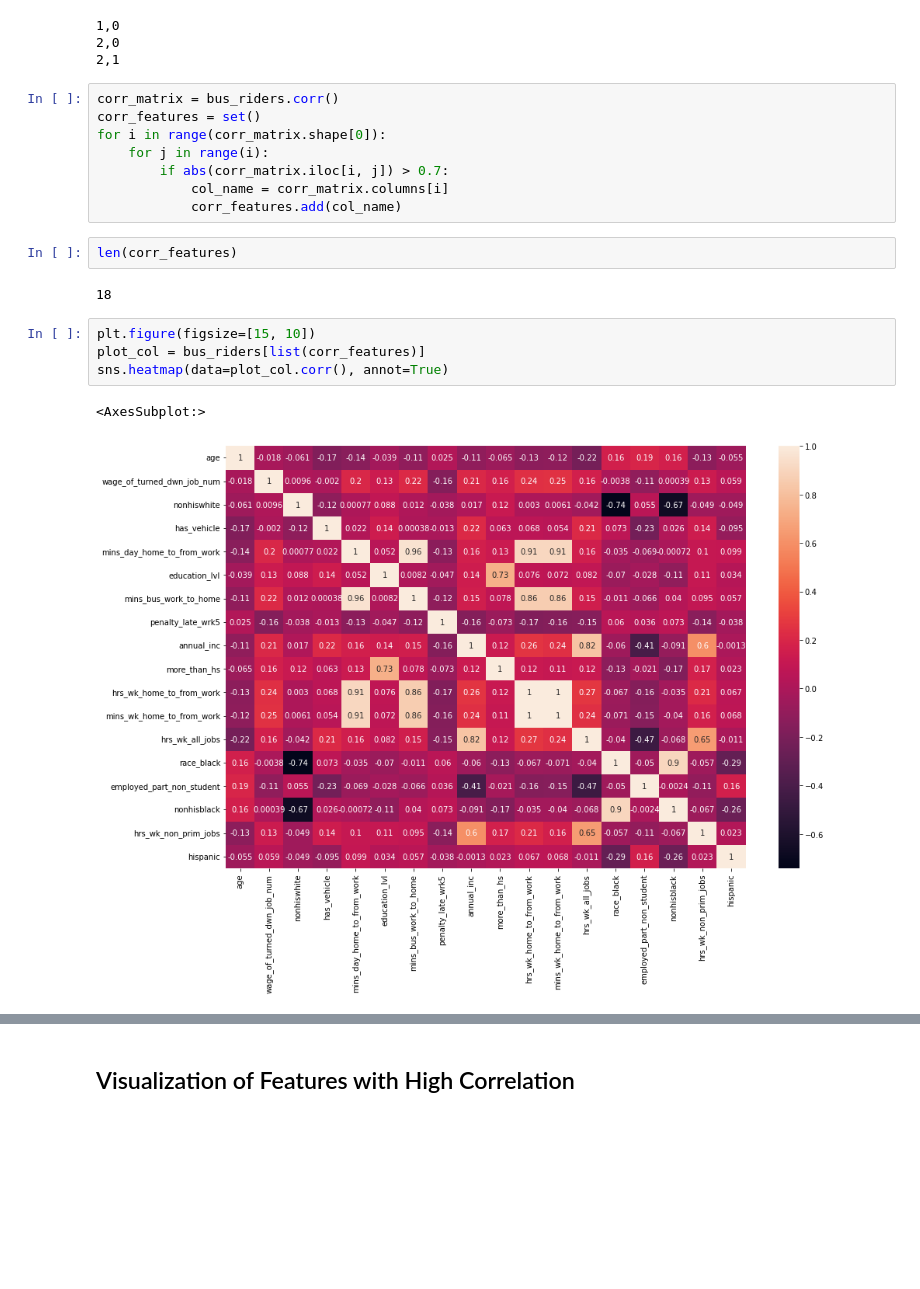
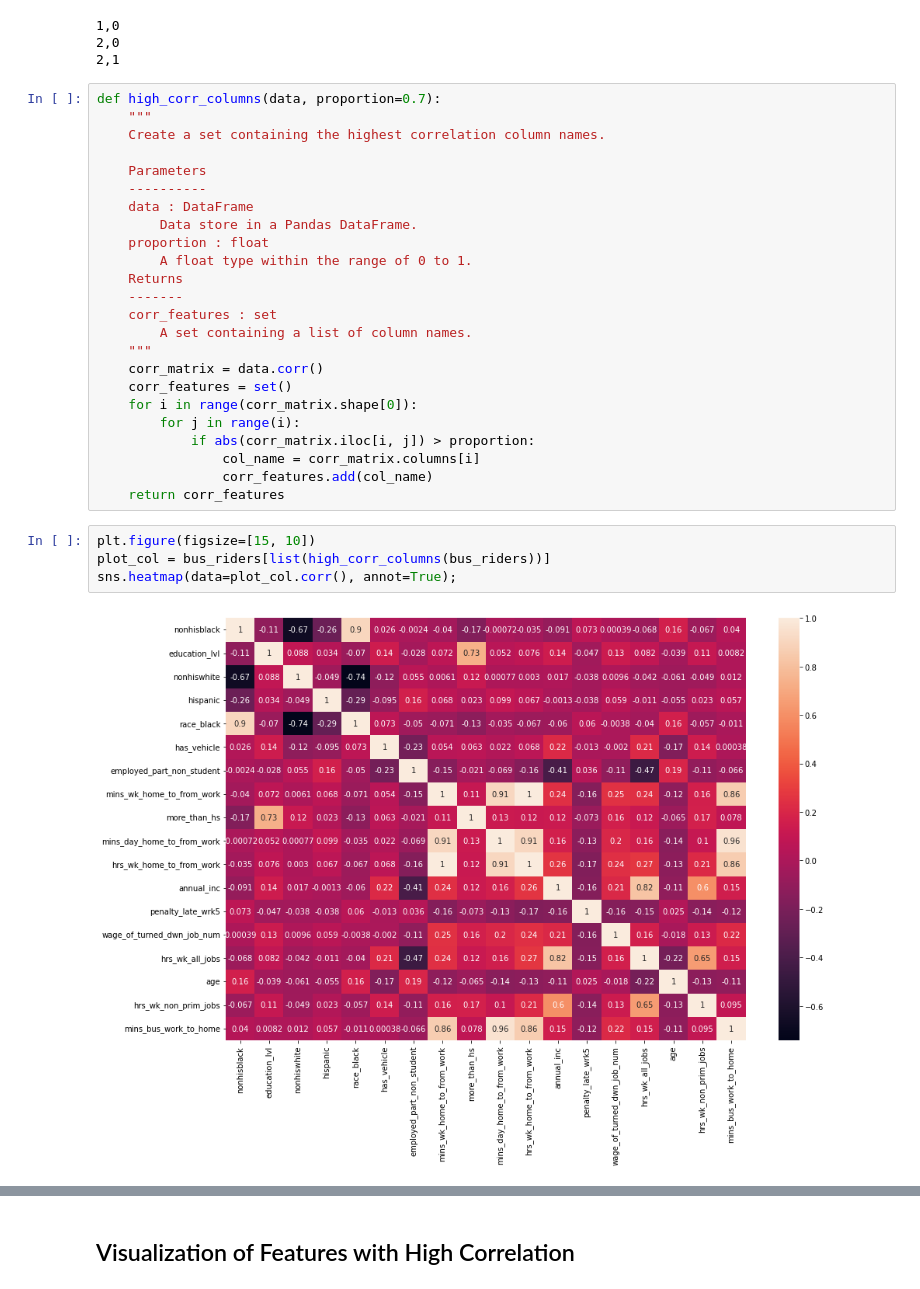
Before and after one commit to OmdenaAI/north-carolina-chapter-bus-drivers, a Jupyter notebook: src/tasks/task-1-visualize-bus-riders-data/Initial EDA.ipynb, the cells around one changed output, grey strips where cells are left out. Saved outputs shown, nothing was run; the diff lists cells and outputs as text; blank space fills up the shorter version.

```diff
--- a/src/tasks/task-1-visualize-bus-riders-data/Initial EDA.ipynb
+++ b/src/tasks/task-1-visualize-bus-riders-data/Initial EDA.ipynb
@@ -127,22 +227,33 @@ for i in range(3):
 1,0
 2,0
 2,1
-# %%
-corr_matrix = bus_riders.corr()
-corr_features = set()
-for i in range(corr_matrix.shape[0]):
-    for j in range(i):
-        if abs(corr_matrix.iloc[i, j]) > 0.7:
-            col_name = corr_matrix.columns[i]
-            corr_features.add(col_name)
-# %%
-len(corr_features)
-# %% [output]
-18
+# %%
+def high_corr_columns(data, proportion=0.7):
+    """
+    Create a set containing the highest correlation column names.
+
+    Parameters
+    ----------
+    data : DataFrame
+        Data store in a Pandas DataFrame.
+    proportion : float
+        A float type within the range of 0 to 1.
+    Returns
+    -------
+    corr_features : set
+        A set containing a list of column names.
+    """
+    corr_matrix = data.corr()
+    corr_features = set()
+    for i in range(corr_matrix.shape[0]):
+        for j in range(i):
+            if abs(corr_matrix.iloc[i, j]) > proportion:
+                col_name = corr_matrix.columns[i]
+                corr_features.add(col_name)
+    return corr_features
 # %%
 plt.figure(figsize=[15, 10])
-plot_col = bus_riders[list(corr_features)]
-sns.heatmap(data=plot_col.corr(), annot=True)
+plot_col = bus_riders[list(high_corr_columns(bus_riders))]
+sns.heatmap(data=plot_col.corr(), annot=True);
 # %% [output]
-<AxesSubplot:>
-[figure, old version]
+[figure, new version]
```
Also changed, not shown: parts of 42 cells of this notebook.
